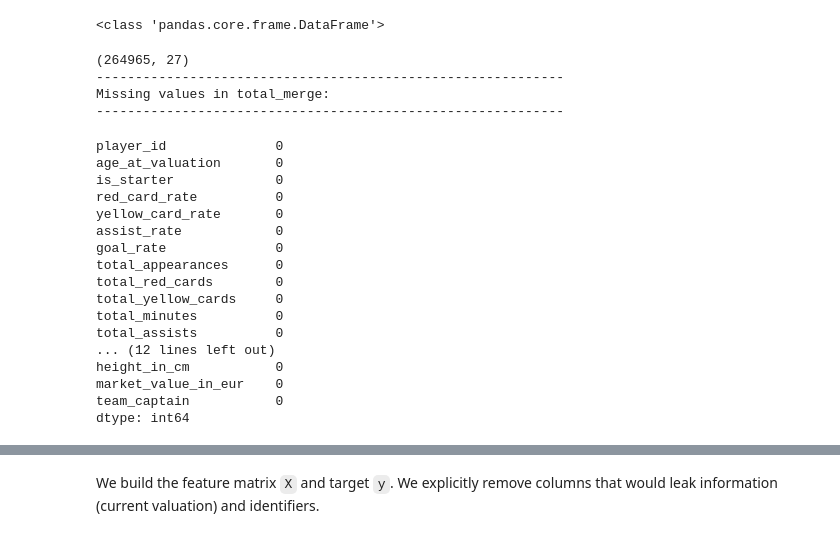
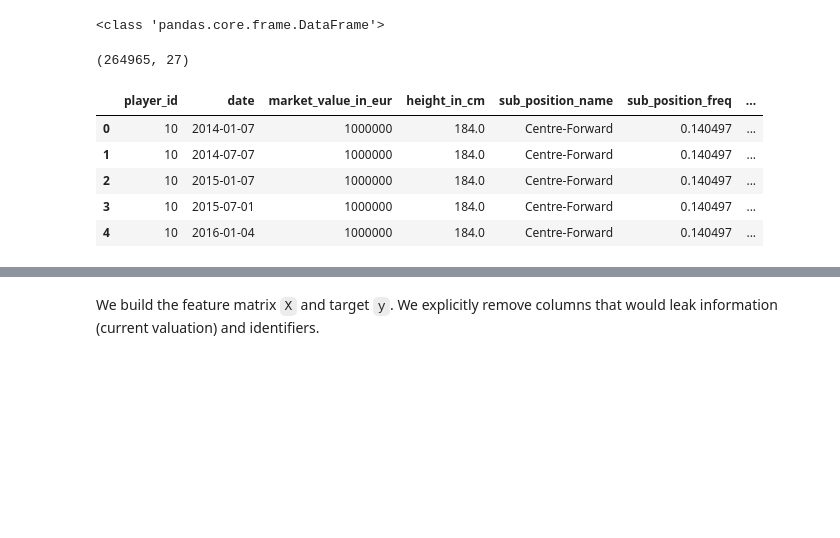
Before and after one commit to ChristianVaikona/comp352-final-project, a Jupyter notebook: Footballer_Market_Evaluation.ipynb, the cells around one changed output, grey strips where cells are left out. Cells and saved outputs as stored; diff of their text form; code cells hidden in the pictures; blank space fills up the shorter version.

```diff
--- a/Footballer_Market_Evaluation.ipynb
+++ b/Footballer_Market_Evaluation.ipynb
@@ -1055,57 +1033,43 @@ total_merge = total_merge.astype({'player_id': int,
                                   'foot_name': str,
                                   'foot_encoded': int,
                                   'position_name': str,
                                   'pos_Attack': int,
                                   'pos_Defender': int,
                                   'pos_Goalkeeper': int,
                                   'pos_Midfield': int,
                                   'age_at_valuation': float,
                                   'total_goals': int,
                                   'total_assists': int,
                                   'total_minutes': int,
                                   'total_yellow_cards': int,
                                   'total_red_cards': int,
                                   'total_appearances': int,
                                   'goal_rate': float,
                                   'assist_rate': float,
                                   'yellow_card_rate': float,
                                   'red_card_rate': float,
                                   'is_starter': int,
                                   'team_captain': int
 })
 total_merge['date'] = pd.to_datetime(total_merge['date'])
 total_merge['date_of_birth'] = pd.to_datetime(total_merge['date_of_birth'])
 
 print(total_merge.shape)
 total_merge.head()
 
 # Keep here at bottom to check on df when needed
-print("-"*60)
-print("Missing values in total_merge:")
-print("-"*60)
-display(total_merge.isna().sum().sort_values(ascending=False).head(len(total_merge)))
+# print("-"*60)
+# print("Missing values in total_merge:")
+# print("-"*60)
+# display(total_merge.isna().sum().sort_values(ascending=False).head(len(total_merge)))
 # %% [output]
 (264965, 27)
-------------------------------------------------------------
-Missing values in total_merge:
-------------------------------------------------------------
-player_id              0
-age_at_valuation       0
-is_starter             0
-red_card_rate          0
-yellow_card_rate       0
-assist_rate            0
-goal_rate              0
-total_appearances      0
-total_red_cards        0
-total_yellow_cards     0
-total_minutes          0
-total_assists          0
-... (12 lines left out)
-height_in_cm           0
-market_value_in_eur    0
-team_captain           0
-dtype: int64
+|  | player_id | date | market_value_in_eur | height_in_cm | sub_position_name | sub_position_freq | ... |
+| 0 | 10 | 2014-01-07 | 1000000 | 184.0 | Centre-Forward | 0.140497 | ... |
+| 1 | 10 | 2014-07-07 | 1000000 | 184.0 | Centre-Forward | 0.140497 | ... |
+| 2 | 10 | 2015-01-07 | 1000000 | 184.0 | Centre-Forward | 0.140497 | ... |
+| 3 | 10 | 2015-07-01 | 1000000 | 184.0 | Centre-Forward | 0.140497 | ... |
+| 4 | 10 | 2016-01-04 | 1000000 | 184.0 | Centre-Forward | 0.140497 | ... |
 # %%
 # Create target variable
 total_merge['target_value'] = total_merge.groupby('player_id')['market_value_in_eur'].shift(-1)
```
Also changed, not shown: parts of 3 cells of this notebook.
